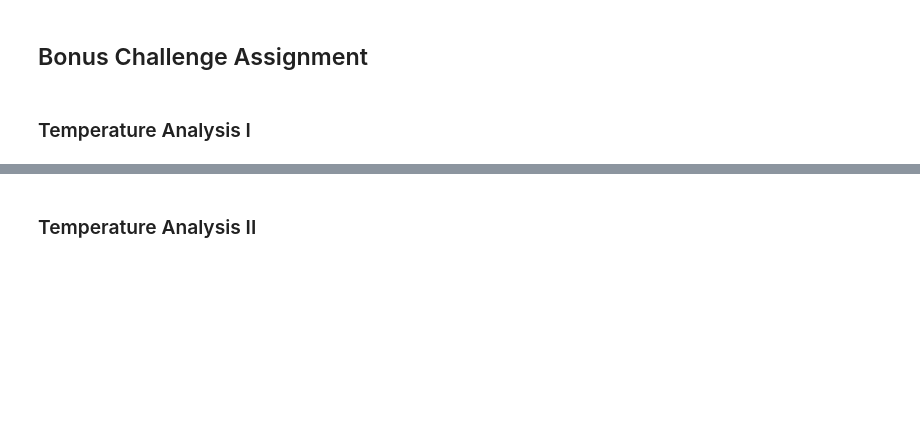
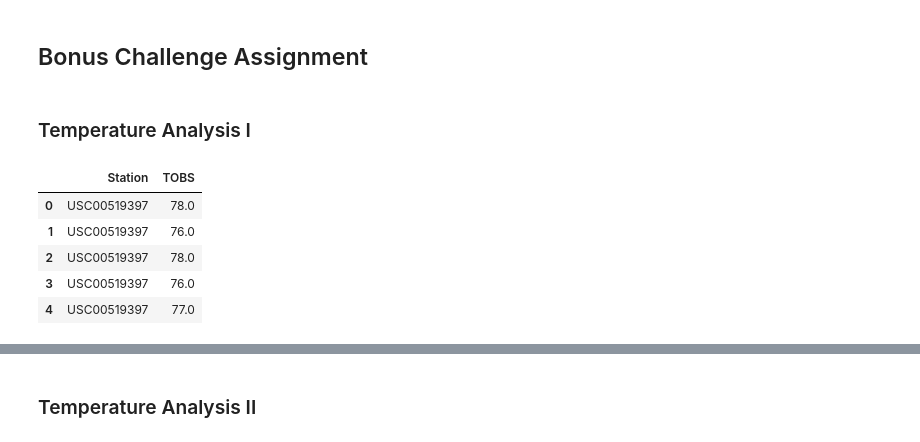
Before and after one commit to cveras33/climate-analysis-exploration, a Jupyter notebook: climate_starter.ipynb, the cells around one changed output, grey strips where cells are left out. Saved outputs shown, nothing was run; the diff lists cells and outputs as text; code cells hidden in the pictures; blank space fills up the shorter version.

```diff
--- a/climate_starter.ipynb
+++ b/climate_starter.ipynb
@@ -208,0 +212,14 @@ plt.show()
+# %%
+# Query all dates and tobs for June and December for all stations
+june_data = session.query(Measurement.station, Measurement.tobs).\
+    filter(extract('month', Measurement.date) == 6).all()
+
+june_data_df = pd.DataFrame(june_data, columns = ['Station', 'TOBS'])
+june_data_df.head()
+# %% [output]
+|  | Station | TOBS |
+| 0 | USC00519397 | 78.0 |
+| 1 | USC00519397 | 76.0 |
+| 2 | USC00519397 | 78.0 |
+| 3 | USC00519397 | 76.0 |
+| 4 | USC00519397 | 77.0 |
```
Also changed, not shown: parts of 11 cells of this notebook, 4 other files.
